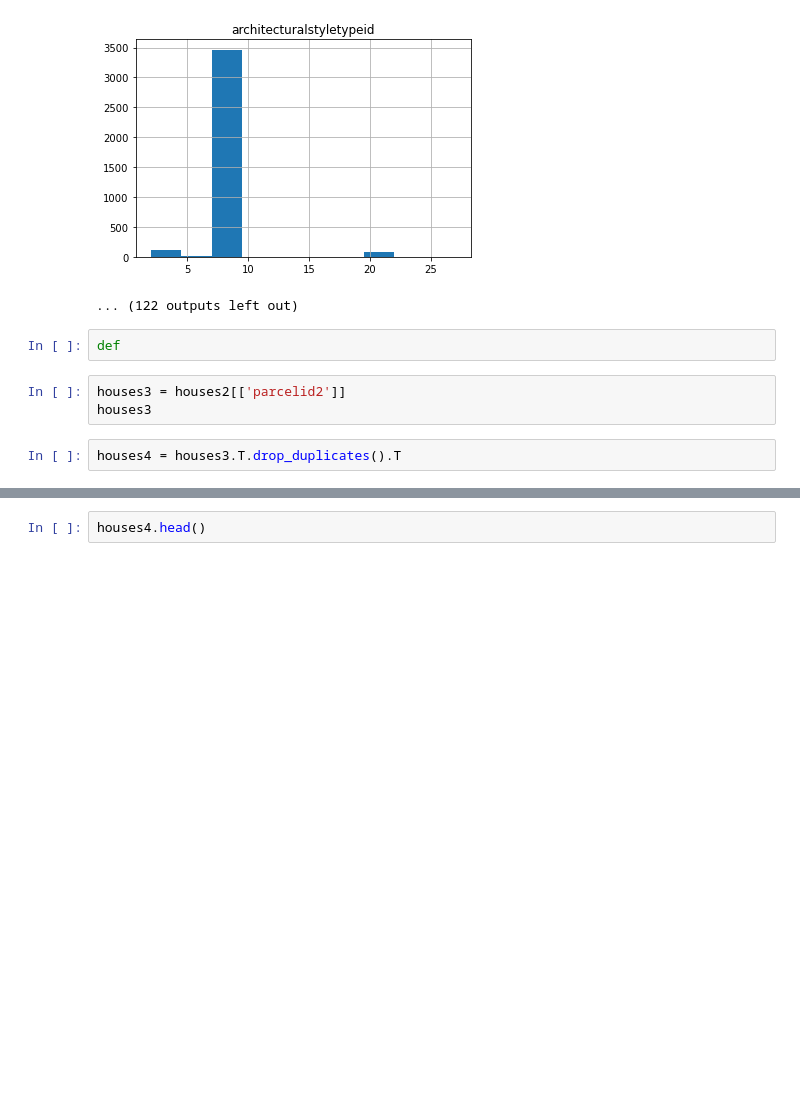
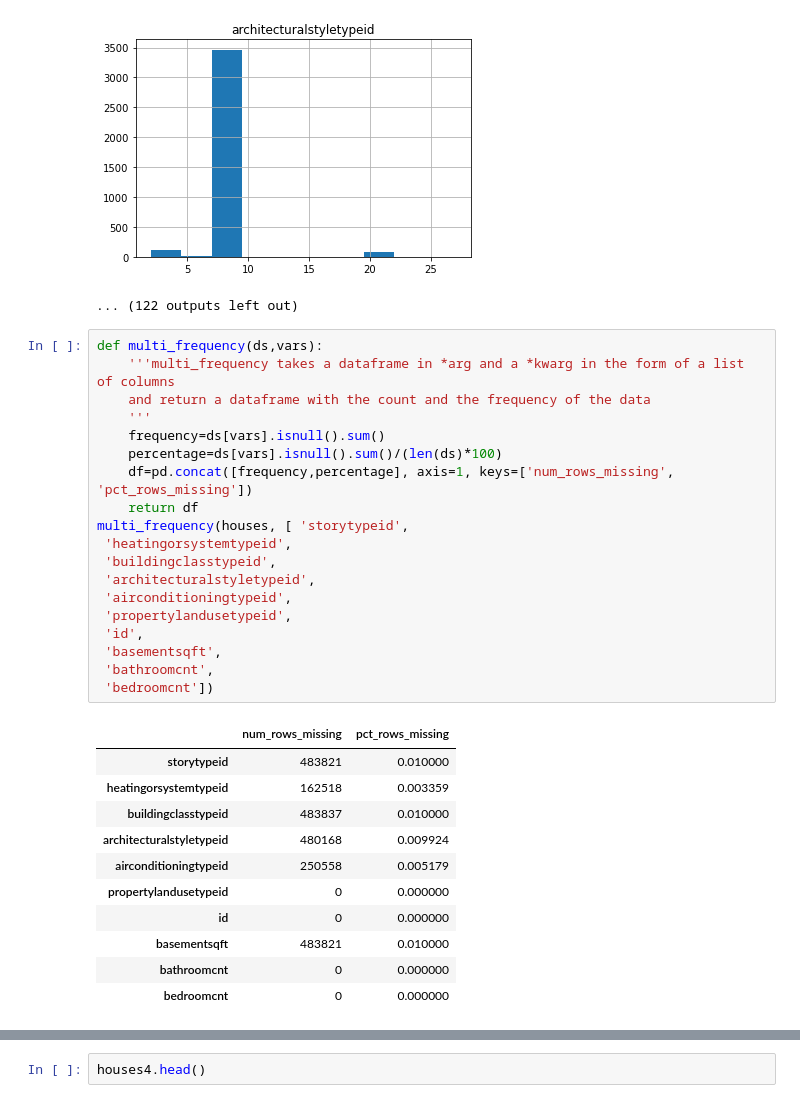
Before and after one commit to Severina7/clustering_exercises, a Jupyter notebook: zillow.ipynb, the cells around one changed output, grey strips where cells are left out. Cells and saved outputs as stored; diff of their text form; blank space fills up the shorter version.

```diff
--- a/zillow.ipynb
+++ b/zillow.ipynb
@@ -203,10 +203,34 @@ buildingclasstypeid
 architecturalstyletypeid
 [figure]
 ... (122 outputs left out)
-# %%
-def
-# %%
-houses3 = houses2[['parcelid2']]
-houses3
-# %%
-houses4 = houses3.T.drop_duplicates().T
+# %%
+def multi_frequency(ds,vars):
+    '''multi_frequency takes a dataframe in *arg and a *kwarg in the form of a list of columns
+    and return a dataframe with the count and the frequency of the data
+    '''
+    frequency=ds[vars].isnull().sum()
+    percentage=ds[vars].isnull().sum()/(len(ds)*100)
+    df=pd.concat([frequency,percentage], axis=1, keys=['num_rows_missing', 'pct_rows_missing'])
+    return df
+multi_frequency(houses, [ 'storytypeid',
+ 'heatingorsystemtypeid',
+ 'buildingclasstypeid',
+ 'architecturalstyletypeid',
+ 'airconditioningtypeid',
+ 'propertylandusetypeid',
+ 'id',
+ 'basementsqft',
+ 'bathroomcnt',
+ 'bedroomcnt'])
+# %% [output]
+|  | num_rows_missing | pct_rows_missing |
+| storytypeid | 483821 | 0.010000 |
+| heatingorsystemtypeid | 162518 | 0.003359 |
+| buildingclasstypeid | 483837 | 0.010000 |
+| architecturalstyletypeid | 480168 | 0.009924 |
+| airconditioningtypeid | 250558 | 0.005179 |
+| propertylandusetypeid | 0 | 0.000000 |
+| id | 0 | 0.000000 |
+| basementsqft | 483821 | 0.010000 |
+| bathroomcnt | 0 | 0.000000 |
+| bedroomcnt | 0 | 0.000000 |
```
Also changed, not shown: parts of 7 cells of this notebook, 1 other file.
